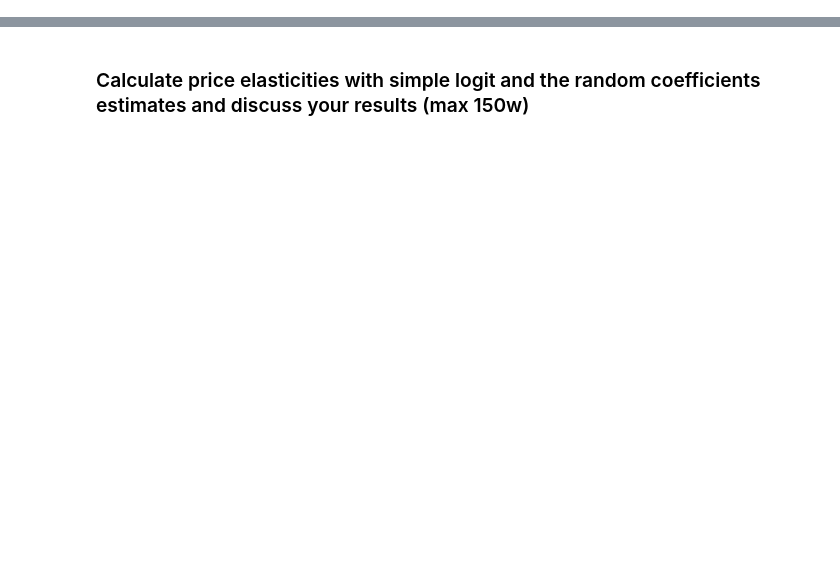
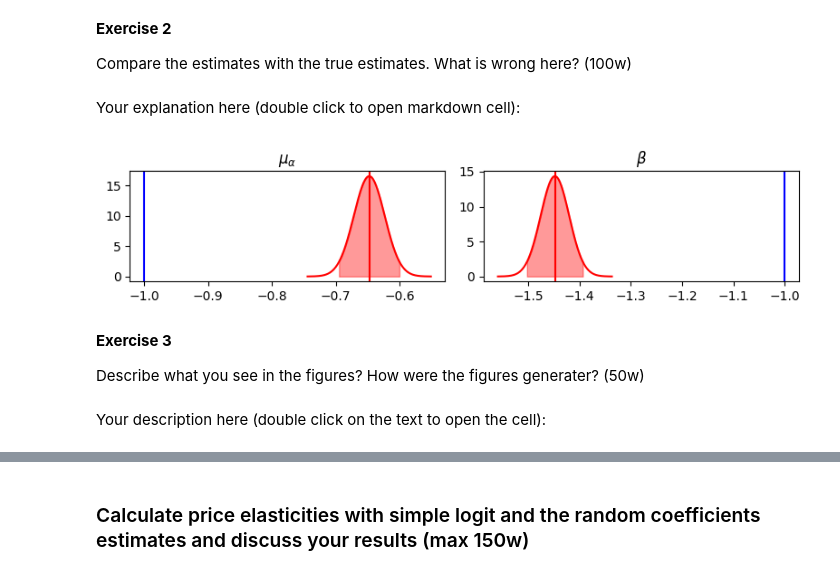
Before and after one commit to anuscabc/v2_assignment, a Jupyter notebook: assignment.ipynb, the cells around one changed output, grey strips where cells are left out. Saved outputs shown, nothing was run; the diff lists cells and outputs as text; code cells hidden in the pictures; blank space fills up the shorter version.

```diff
--- a/assignment.ipynb
+++ b/assignment.ipynb
@@ -243,0 +177,40 @@ def gen_estimated_market_share(theta, v_p, df):
+# %% [markdown]
+**Exercise 2**
+
+Compare the estimates with the true estimates. What is wrong here? (100w)
+# %% [markdown]
+Your explanation here (double click to open markdown cell):
+# %%
+# Run the following visualization to put your estimattes in perspective
+
+fig, axes = plt.subplots(1, 2, figsize=(8, 2))
+
+for i,ax in enumerate(axes.flatten()):
+    ax.axvline(np.vstack((-1., -1.))[i], label="true", color="blue")
+
+    # Plot (distribution of) estimated coefficient
+    mu = mod.params[i]
+    sigma = mod.bse[i]
+    x1 = np.linspace(mu - 4*sigma, mu + 4*sigma, 1000)
+    x2 = np.linspace(mu - 1.96*sigma, mu + 1.96*sigma, 1000)
+
+    ax.axvline(mu, label="estimated", color="red")
+    ax.plot(x1, norm.pdf(x1, mu, sigma), color="red")
+    ax.fill_between(x2, norm.pdf(x2, mu, sigma), color="red", alpha=0.4)
+
+    if i == 0:
+        ax.set_title(r"$\mu_\alpha$")
+    elif i == 1:
+        ax.set_title(r"$\beta$")
+
+
+plt.tight_layout()
+plt.show()
+# %% [output]
+[figure, added]
+# %% [markdown]
+**Exercise 3**
+
+Describe what you see in the figures? How were the figures generater? (50w)
+# %% [markdown]
+Your description here (double click on the text to open the cell):
```
Also changed, not shown: parts of 47 cells of this notebook.
